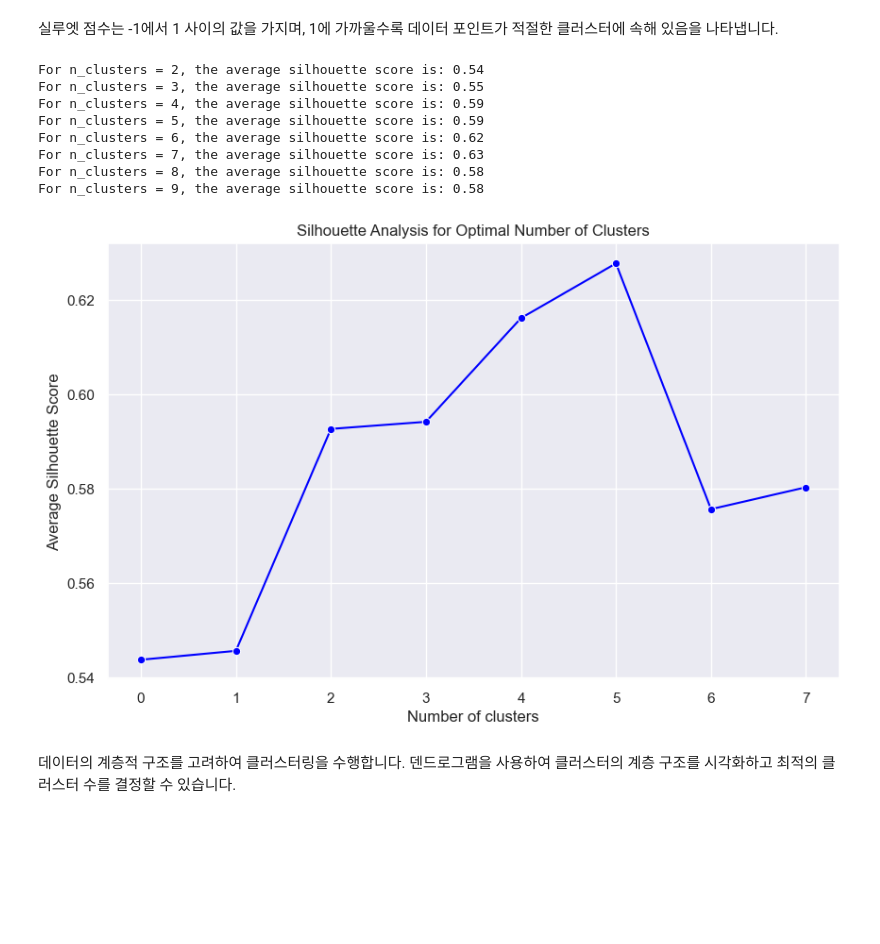
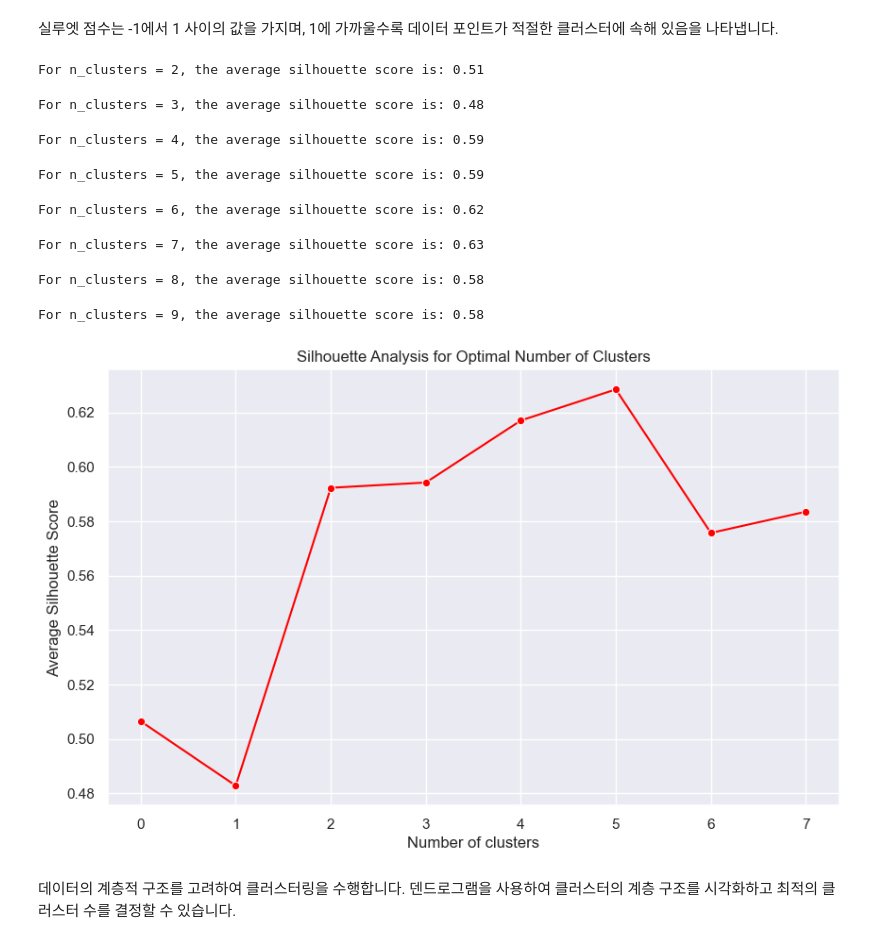
Before and after one commit to SKNETWORKS-FAMILY-AICAMP/SKN02-2nd-4Team, a Jupyter notebook: model_pre2_클러스터링_수정.ipynb, the cells around one changed output. Saved outputs shown, nothing was run; the diff lists cells and outputs as text; code cells hidden in the pictures; blank space fills up the shorter version.

```diff
--- a/model_pre2_클러스터링_수정.ipynb
+++ b/model_pre2_클러스터링_수정.ipynb
@@ -72,7 +73,6 @@ for k in range(2,10):
     km.fit(X_scaled)
     inertia.append(km.inertia_)
 
-sns.set(palette='GnBu')
-sns.lineplot(data=inertia, marker='o',color = 'b' )
+plt.plot(range(2,10),inertia)
 plt.show()
 # %% [output]
@@ -82,34 +82,34 @@ plt.show()
 # %%
 from sklearn.metrics import silhouette_score
 
 silhouette_avgs = []
 
 for n_clusters in range(2,10):
     clusterer = KMeans(n_clusters=n_clusters, random_state=4)
     cluster_labels = clusterer.fit_predict(X_scaled)
     silhouette_avg = silhouette_score(X_scaled, cluster_labels)
     silhouette_avgs.append(silhouette_avg)
     print(f"For n_clusters = {n_clusters}, the average silhouette score is: {silhouette_avg:.2f}")
 
 # 실루엣 점수를 시각화
 plt.figure(figsize=(10, 6))
 sns.set(palette='GnBu')
-sns.lineplot(data=silhouette_avgs, marker='o',color = 'b')
-
+sns.lineplot(data=silhouette_avgs, marker='o',color = 'r' )
+# plt.plot(range(2,10), silhouette_avgs, marker='o')
 plt.xlabel('Number of clusters')
 plt.ylabel('Average Silhouette Score')
 plt.title('Silhouette Analysis for Optimal Number of Clusters')
 plt.show()
 # %% [output]
-For n_clusters = 2, the average silhouette score is: 0.54
-For n_clusters = 3, the average silhouette score is: 0.55
-For n_clusters = 4, the average silhouette score is: 0.59
-For n_clusters = 5, the average silhouette score is: 0.59
-For n_clusters = 6, the average silhouette score is: 0.62
-For n_clusters = 7, the average silhouette score is: 0.63
-For n_clusters = 8, the average silhouette score is: 0.58
-For n_clusters = 9, the average silhouette score is: 0.58
+For n_clusters = 2, the average silhouette score is: 0.51
+For n_clusters = 3, the average silhouette score is: 0.48
+For n_clusters = 4, the average silhouette score is: 0.59
+For n_clusters = 5, the average silhouette score is: 0.59
+For n_clusters = 6, the average silhouette score is: 0.62
+For n_clusters = 7, the average silhouette score is: 0.63
+For n_clusters = 8, the average silhouette score is: 0.58
+For n_clusters = 9, the average silhouette score is: 0.58
-[figure, old version]
+[figure, new version]
 # %% [markdown]
 데이터의 계층적 구조를 고려하여 클러스터링을 수행합니다.
 덴드로그램을 사용하여 클러스터의 계층 구조를 시각화하고 최적의 클러스터 수를 결정할 수 있습니다.
```
Also changed, not shown: parts of 17 cells of this notebook.
